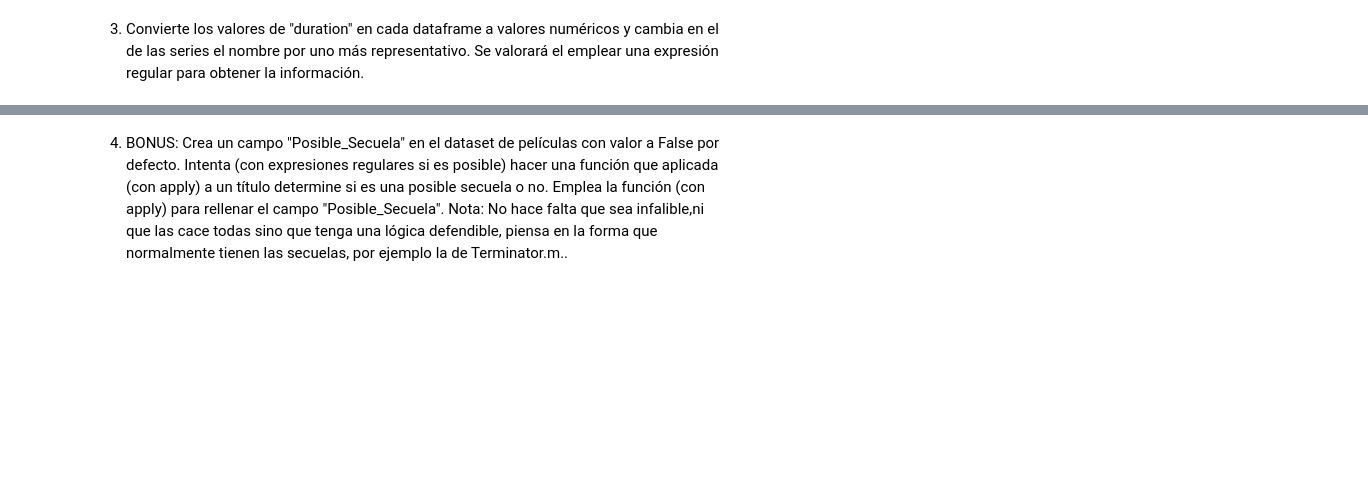
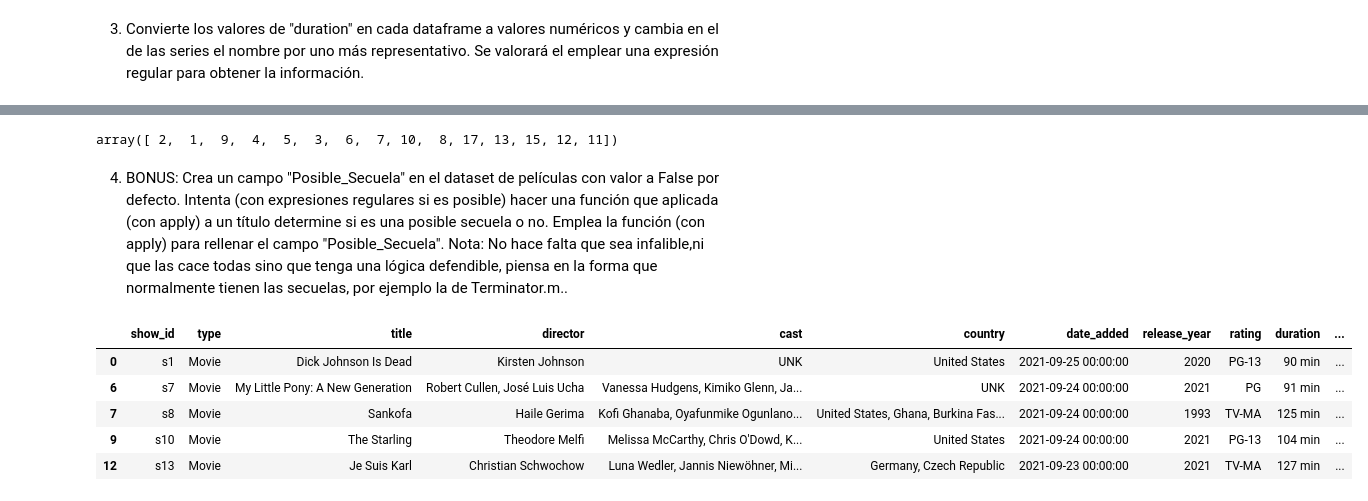
Before and after one commit to MHHsim/DS-Online-Marta-Harana, a Jupyter notebook: 03_Data_Analysis/Sprint_05/Unidad_01_Introduccion_Procesos_ETL/03_Practica_Obligatoria/18_Practica_Obligatoria_ETL.ipynb, the cells around one changed output, grey strips where cells are left out. Saved outputs shown, nothing was run; the diff lists cells and outputs as text; code cells hidden in the pictures; blank space fills up the shorter version.

```diff
--- a/03_Data_Analysis/Sprint_05/Unidad_01_Introduccion_Procesos_ETL/03_Practica_Obligatoria/18_Practica_Obligatoria_ETL.ipynb
+++ b/03_Data_Analysis/Sprint_05/Unidad_01_Introduccion_Procesos_ETL/03_Practica_Obligatoria/18_Practica_Obligatoria_ETL.ipynb
@@ -71,5 +544,8 @@ Es hora de tratar los nulos. Así que habrá que identificarlos para empezar.
 Para terminar de hacer nuestro procesado, intentemos enriquecer el dataset y obtener alguna información adicional.
 # %% [markdown]
 1. Separa el dataset en dos dataframes,uno de películas y otro de series. A veces aunque los datos parecen de la misma naturaleza, puede ser bueno separarlos para trabajar con ellos de forma independiente.
+# %%
+df_movies = df[df['type'] == "Movie"].copy()
+df_series = df[df['type'] == "Series"].copy()
 # %% [markdown]
 2. Ahora además podemos sacarle más provecho a algunos campos, por ejemplo duration. Muestra la distribución de valores para cada dataframe del campo "duration".
@@ -76,2 +570,4 @@ Para terminar de hacer nuestro procesado, intentemos enriquecer el dataset y obt
 # %% [markdown]
 3. Convierte los valores de "duration" en cada dataframe a valores numéricos y cambia en el de las series el nombre por uno más representativo. Se valorará el emplear una expresión regular para obtener la información.
+# %%
+df_movies["duration_num"] = df_movies["duration"].str.replace("min", "").astype(int)
@@ -78,2 +595,24 @@ Para terminar de hacer nuestro procesado, intentemos enriquecer el dataset y obt
+# %%
+df_series["duration_sesiones"].unique()
+# %% [output]
+array([ 2,  1,  9,  4,  5,  3,  6,  7, 10,  8, 17, 13, 15, 12, 11])
 # %% [markdown]
 4. BONUS: Crea un campo "Posible_Secuela" en el dataset de películas con valor a False por defecto. Intenta (con expresiones regulares si es posible) hacer una función que aplicada (con apply) a un título determine si es una posible secuela o no. Emplea la función (con apply) para rellenar el campo "Posible_Secuela". Nota: No hace falta que sea infalible,ni que las cace todas sino que tenga una lógica defendible, piensa en la forma que normalmente tienen las secuelas, por ejemplo la de Terminator.m..
+# %%
+import re
+
+def es_secuela(titulo):
+    if re.search(r"(?:\s|:)(?:[0-9]+|I{1,3}|IV|V|VI{0,3}|X)", titulo):
+        return True
+    return False
+# %%
+df_movies["Posible_Secuela"] = df_movies["title"].apply(es_secuela)
+# %%
+df_movies.head(5)
+# %% [output]
+|  | show_id | type | title | director | cast | country | date_added | release_year | rating | duration | ... |
+| 0 | s1 | Movie | Dick Johnson Is Dead | Kirsten Johnson | UNK | United States | 2021-09-25 00:00:00 | 2020 | PG-13 | 90 min | ... |
+| 6 | s7 | Movie | My Little Pony: A New Generation | Robert Cullen, José Luis Ucha | Vanessa Hudgens, Kimiko Glenn, Ja... | UNK | 2021-09-24 00:00:00 | 2021 | PG | 91 min | ... |
+| 7 | s8 | Movie | Sankofa | Haile Gerima | Kofi Ghanaba, Oyafunmike Ogunlano... | United States, Ghana, Burkina Fas... | 2021-09-24 00:00:00 | 1993 | TV-MA | 125 min | ... |
+| 9 | s10 | Movie | The Starling | Theodore Melfi | Melissa McCarthy, Chris O'Dowd, K... | United States | 2021-09-24 00:00:00 | 2021 | PG-13 | 104 min | ... |
+| 12 | s13 | Movie | Je Suis Karl | Christian Schwochow | Luna Wedler, Jannis Niewöhner, Mi... | Germany, Czech Republic | 2021-09-23 00:00:00 | 2021 | TV-MA | 127 min | ... |
```
Also changed, not shown: parts of 46 cells of this notebook.
